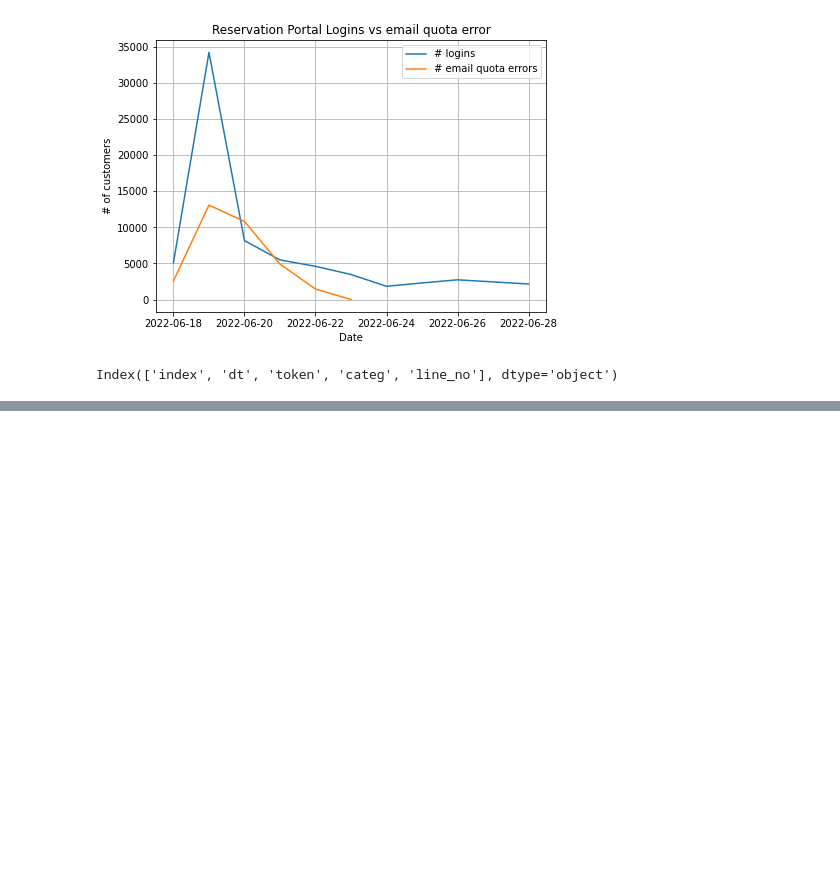
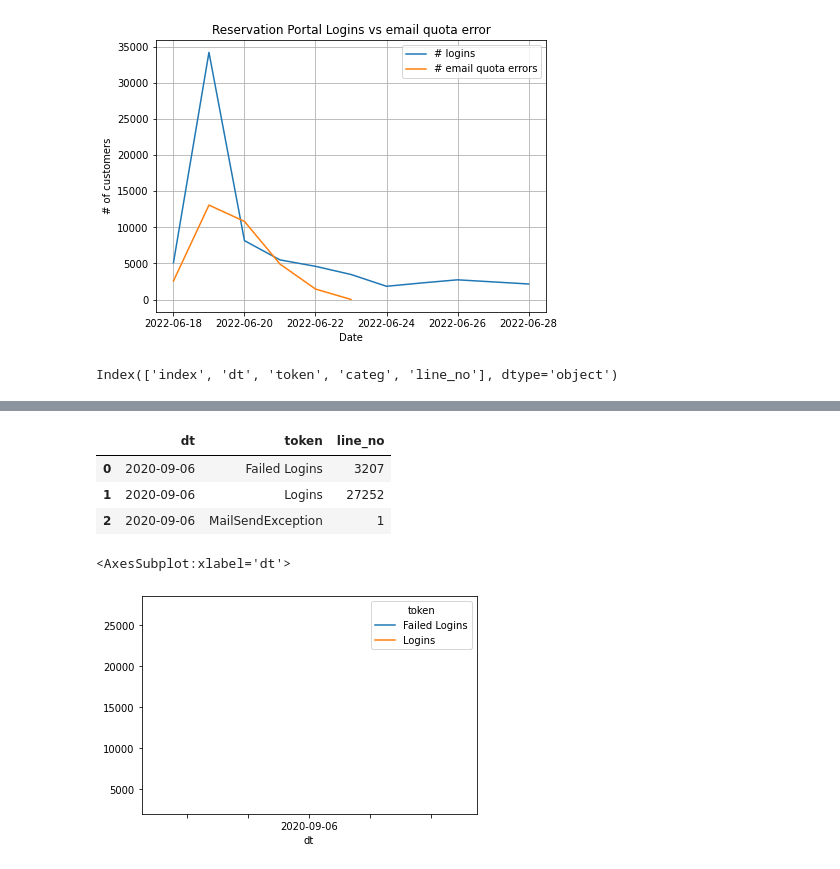
Before and after one commit to yjad/portal_logs, a Jupyter notebook: test.ipynb, the cells around one changed output, grey strips where cells are left out. Cells and saved outputs as stored; diff of their text form; code cells hidden in the pictures; blank space fills up the shorter version.

```diff
--- a/test.ipynb
+++ b/test.ipynb
@@ -57,0 +113,27 @@ stats_all[stats_all.token == 'MailSendException'].plot(x='dt', y='line_no')
+# %%
+f = r"C:\Yahia\Python\portal_logs\out\log data\2022-06-30_06-09-2020.csv"
+df  = pd.read_csv(f, low_memory=False)
+# %%
+x = df[['token', 'dt', 'line_no']].loc[df.token.isin(['Logins', 'Failed Logins', 'MailSendException'])].groupby(['dt','token']).count().reset_index()
+# fig = x.pivot(index='dt', columns='token', values = 'line_no').plot()#.get_figure()
+x
+# %% [output]
+|  | dt | token | line_no |
+| 0 | 2020-09-06 | Failed Logins | 3207 |
+| 1 | 2020-09-06 | Logins | 27252 |
+| 2 | 2020-09-06 | MailSendException | 1 |
+# %%
+df.rename (columns={'line_no':'Count'}, inplace = True)
+df.country.fillna('not logged', inplace=True)
+df.loc[df.token =='Logins', ['country', 'Count']].groupby(['country']).count().sort_values(by='Count', ascending= False )
+# %%
+x = df[['token', 'dt', 'Count']].loc[df.token.isin(['Logins', 'Failed Logins'])].groupby(['dt','token']).count().reset_index()
+x.pivot(index='dt', columns='token', values = 'Count').plot()
+
+# dfx = df.loc[df.token =='MailSendException' & , ['country', 'Count']].groupby(['country']).count()
+
+# fig = df.plot(x='dt', y=['# logins', '# email quota errors'], title = 'Reservation Portal Logins vs email quota error', grid=True,
+#             xlabel = 'Date', ylabel = '# of customers', figsize = (10,5)).get_figure()
+# %% [output]
+<AxesSubplot:xlabel='dt'>
+[figure, added]
```
Also changed, not shown: parts of 7 cells of this notebook, 5 other files.
